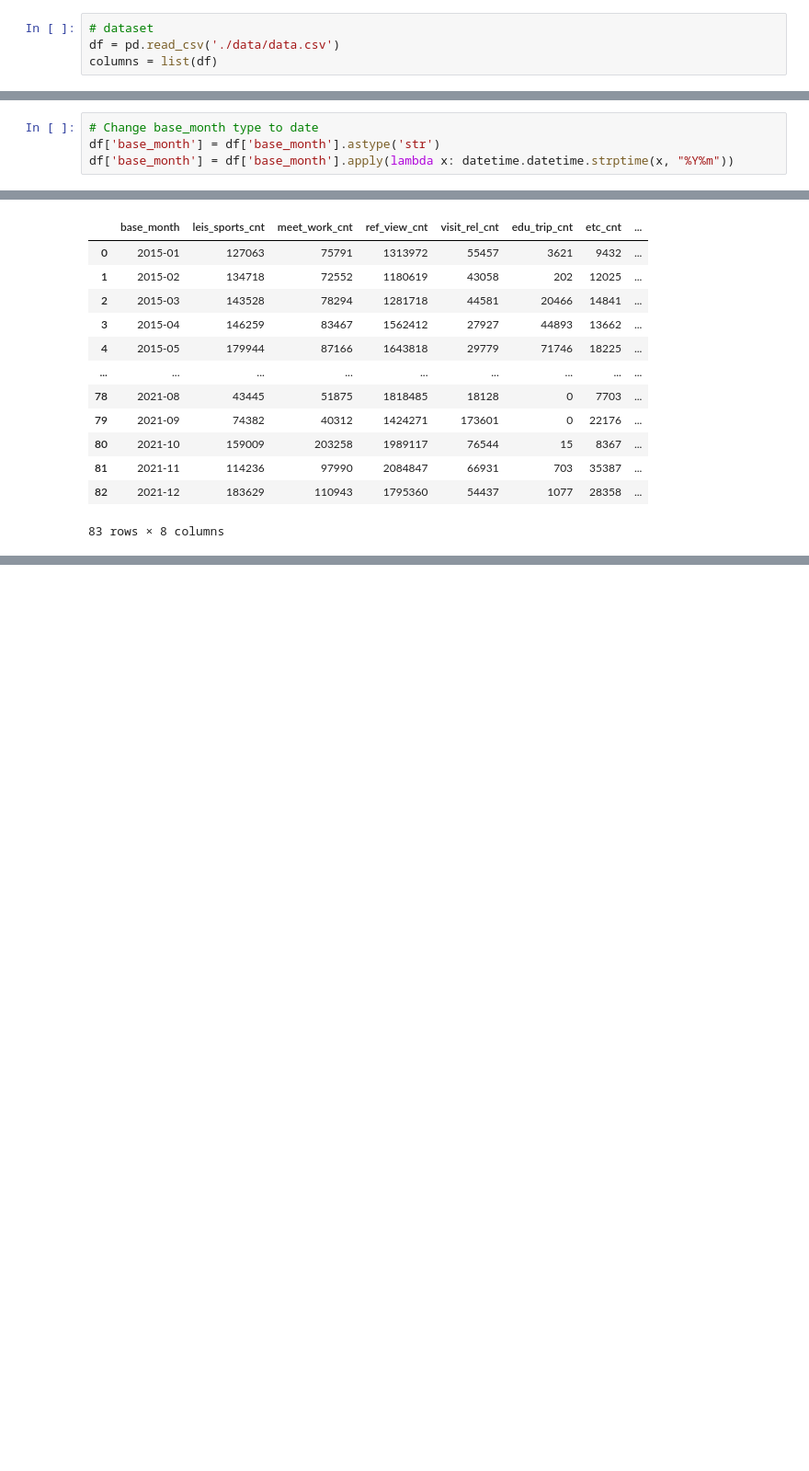
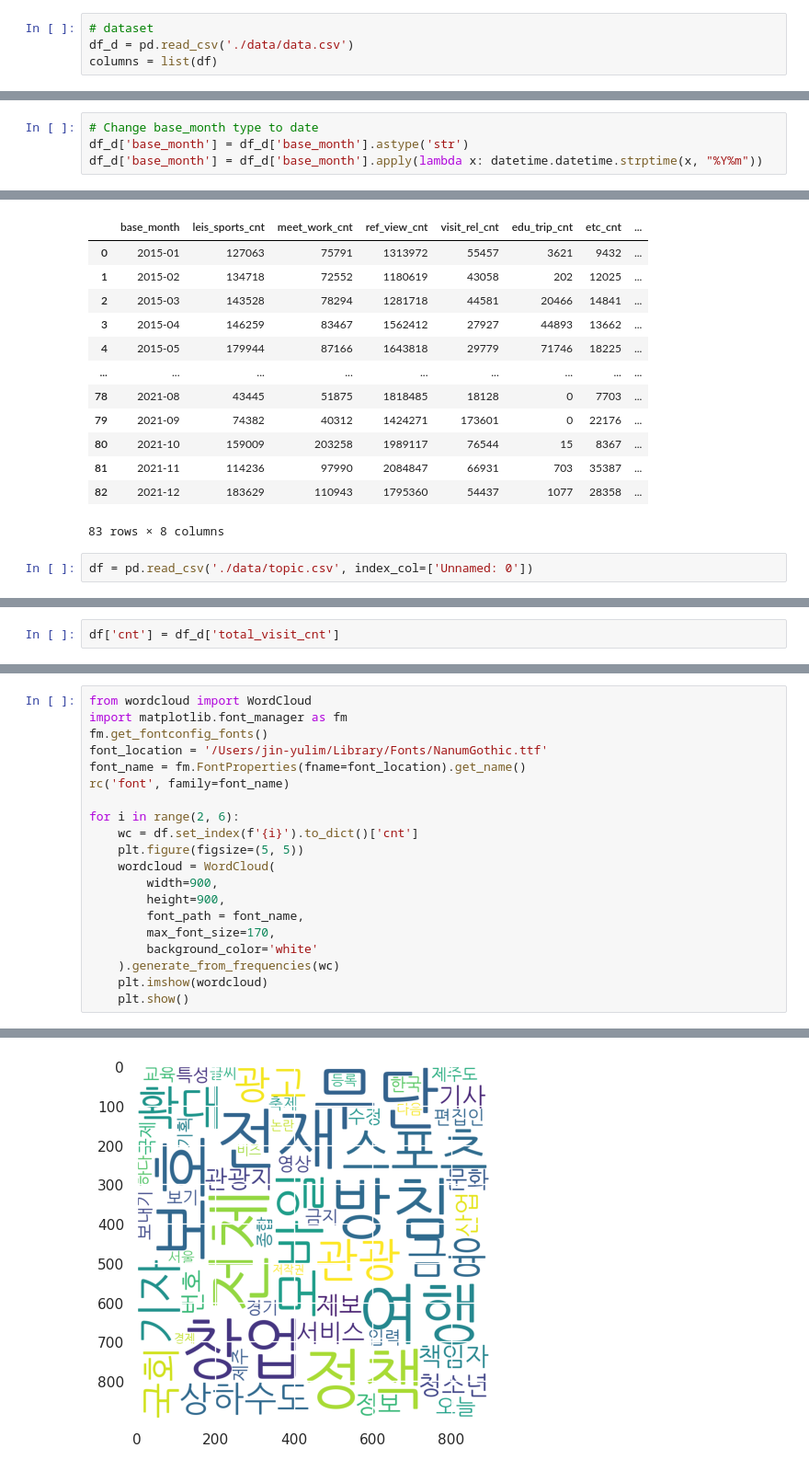
Before and after one commit to YuLim2/BigContest2022, a Jupyter notebook: BigContest2022.ipynb, the cells around one changed output, grey strips where cells are left out. Shown at 92% size. Drawn from its saved outputs; the diff is of its cells as text; blank space fills up the shorter version.

Commit message:
ADD: wordcloud plt of topic

```diff
--- a/BigContest2022.ipynb
+++ b/BigContest2022.ipynb
@@ -27,5 +26,5 @@ sns.set(font="AppleGothic",
 # %%
 # dataset
-df = pd.read_csv('./data/data.csv')
+df_d = pd.read_csv('./data/data.csv')
 columns = list(df)
 # %%
@@ -48,6 +47,6 @@ dtypes: int64(8)
 memory usage: 5.8 KB
 # %%
 # Change base_month type to date
-df['base_month'] = df['base_month'].astype('str')
-df['base_month'] = df['base_month'].apply(lambda x: datetime.datetime.strptime(x, "%Y%m"))
+df_d['base_month'] = df_d['base_month'].astype('str')
+df_d['base_month'] = df_d['base_month'].apply(lambda x: datetime.datetime.strptime(x, "%Y%m"))
 # %%
@@ -281,3 +280,5 @@ df_domestic
 | 81 | 2021-11 | 114236 | 97990 | 2084847 | 66931 | 703 | 35387 | ... |
 | 82 | 2021-12 | 183629 | 110943 | 1795360 | 54437 | 1077 | 28358 | ... |
 83 rows × 8 columns
+# %%
+df = pd.read_csv('./data/topic.csv', index_col=['Unnamed: 0'])
@@ -283,0 +301,2 @@ df_domestic
+# %%
+df['cnt'] = df_d['total_visit_cnt']
@@ -283,0 +306,21 @@ df_domestic
+# %%
+from wordcloud import WordCloud
+import matplotlib.font_manager as fm
+fm.get_fontconfig_fonts()
+font_location = '/Users/jin-yulim/Library/Fonts/NanumGothic.ttf'
+font_name = fm.FontProperties(fname=font_location).get_name()
+rc('font', family=font_name)
+
+for i in range(2, 6):
+    wc = df.set_index(f'{i}').to_dict()['cnt']
+    plt.figure(figsize=(5, 5))
+    wordcloud = WordCloud(
+        width=900,
+        height=900,
+        font_path = font_name,
+        max_font_size=170,
+        background_color='white'
+    ).generate_from_frequencies(wc)
+    plt.imshow(wordcloud)
+    plt.show()
+# %% [output]
@@ -283,0 +329 @@ df_domestic
+[figure, added]
```
Also changed, not shown: parts of 15 cells of this notebook.
